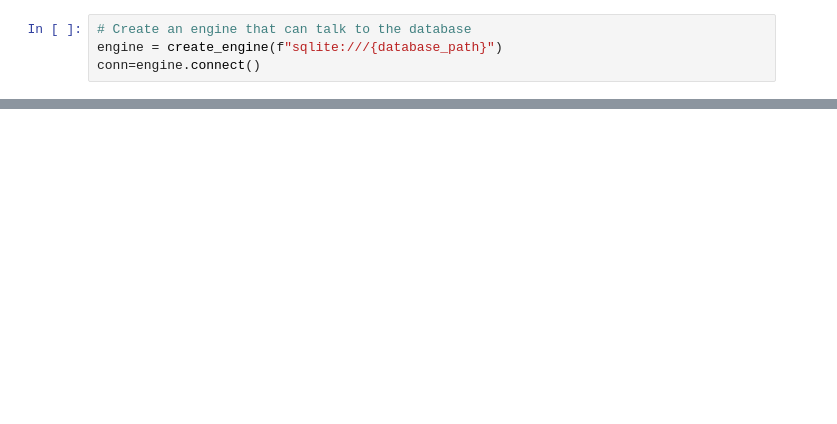
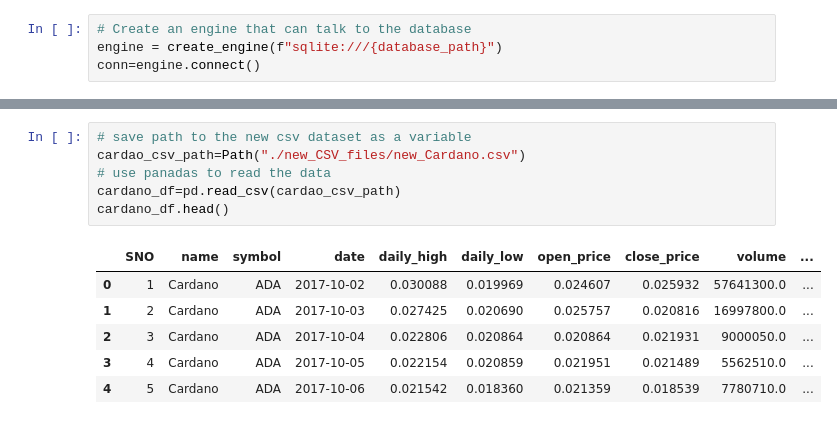
Before and after one commit to chris-levine/project-3, a Jupyter notebook: read_Cardano_data_sql_alchemy.ipynb, the cells around one changed output, grey strips where cells are left out. Drawn from its saved outputs; the diff is of its cells as text; blank space fills up the shorter version.

```diff
--- a/read_Cardano_data_sql_alchemy.ipynb
+++ b/read_Cardano_data_sql_alchemy.ipynb
@@ -27,3 +40,16 @@ data.head()
+# %%
+# save path to the new csv dataset as a variable
+cardao_csv_path=Path("./new_CSV_files/new_Cardano.csv")
+# use panadas to read the data
+cardano_df=pd.read_csv(cardao_csv_path)
+cardano_df.head()
+# %% [output]
+|  | SNO | name | symbol | date | daily_high | daily_low | open_price | close_price | volume | ... |
+| 0 | 1 | Cardano | ADA | 2017-10-02 | 0.030088 | 0.019969 | 0.024607 | 0.025932 | 57641300.0 | ... |
+| 1 | 2 | Cardano | ADA | 2017-10-03 | 0.027425 | 0.020690 | 0.025757 | 0.020816 | 16997800.0 | ... |
+| 2 | 3 | Cardano | ADA | 2017-10-04 | 0.022806 | 0.020864 | 0.020864 | 0.021931 | 9000050.0 | ... |
+| 3 | 4 | Cardano | ADA | 2017-10-05 | 0.022154 | 0.020859 | 0.021951 | 0.021489 | 5562510.0 | ... |
+| 4 | 5 | Cardano | ADA | 2017-10-06 | 0.021542 | 0.018360 | 0.021359 | 0.018539 | 7780710.0 | ... |
 # %%
 # Query All Records in the the Database
 
```
Also changed, not shown: parts of 13 cells of this notebook, 1 other file.
